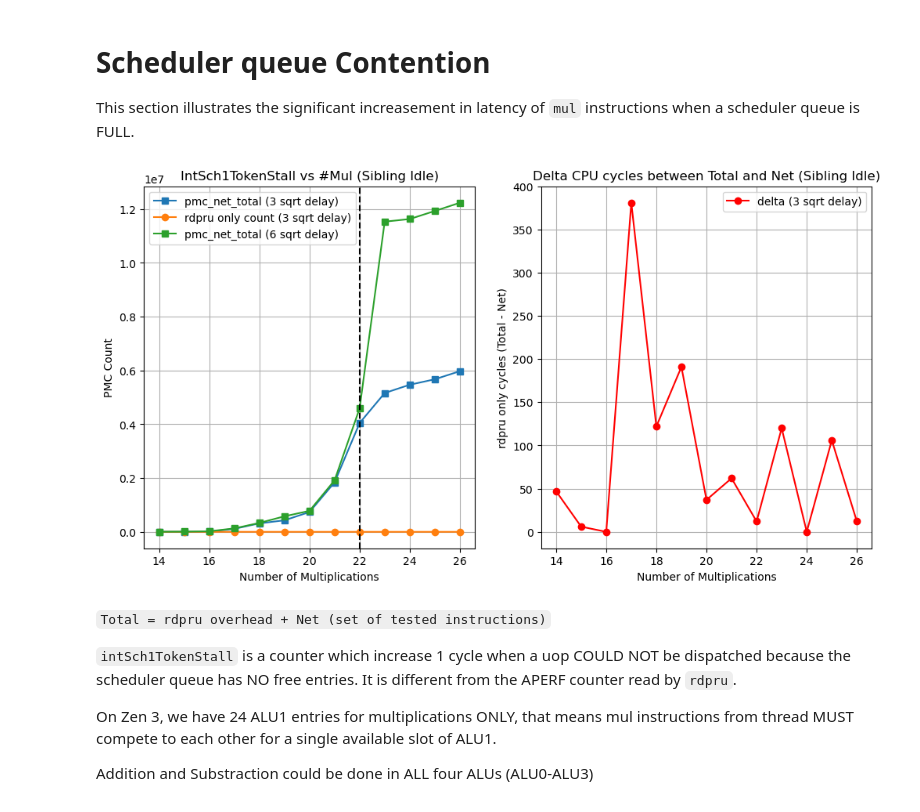
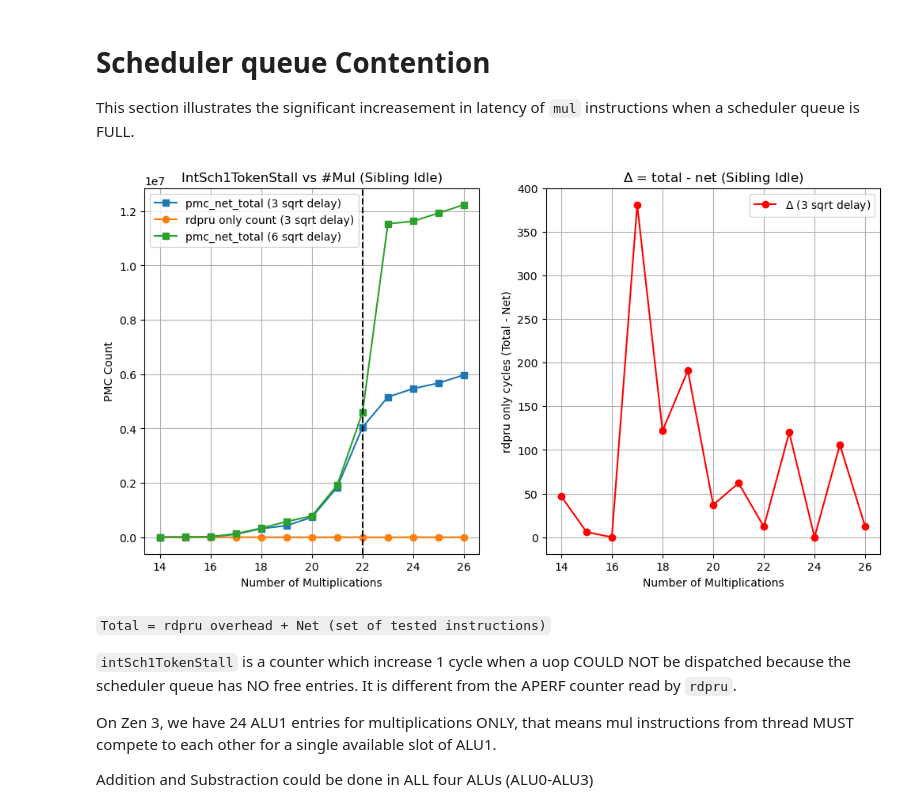
Before and after one commit to ancuongnguyen07/micro-timing, a Jupyter notebook: pysrc/analyzer.ipynb, the cells around one changed output. Cells and saved outputs as stored; diff of their text form; code cells hidden in the pictures.

```diff
--- a/pysrc/analyzer.ipynb
+++ b/pysrc/analyzer.ipynb
@@ -39,36 +39,36 @@ six_sqrt_delay_df = sibling_idle_df[sibling_idle_df['sqrt_delay'] == 6]
 
 
 NORM_FACTOR = 1e5
 x_vals = three_sqrt_delay_df[['fill_entry']].to_numpy()  # fill_entry
 three_delay_net_count = three_sqrt_delay_df[['pmc_net_total']].to_numpy()   # pmc_net
 three_delay_total_count = three_sqrt_delay_df[['pmc_body_total']].to_numpy()  # pmc_body_total
 # y2_vals = three_sqrt_delay_df[['pmc_body_total']].to_numpy()  # pmc_body_total
 three_delay_empty_count = three_sqrt_delay_df[['pmc_empty_total']].to_numpy()  # rdpru only count
 six_delay_net_count = six_sqrt_delay_df[['pmc_net_total']].to_numpy()   # pmc_net
 
 # Plotting the data
 # side-by-side subplots
 fig, (ax1, ax2) = plt.subplots(1, 2, figsize=(12, 6))
 ax1.plot(x_vals, three_delay_net_count, marker='s', label='pmc_net_total (3 sqrt delay)')
 ax1.plot(x_vals, three_delay_empty_count, marker='o', label='rdpru only count (3 sqrt delay)')
 ax1.plot(x_vals, six_delay_net_count, marker='s', label='pmc_net_total (6 sqrt delay)')
 ax1.axvline(x=22, color='black', linestyle='--')
 ax1.set_xlabel('Number of Multiplications')
 ax1.set_ylabel('PMC Count')
 ax1.set_title(f'{PMC_NAME} vs #Mul (Sibling Idle)')
 ax1.legend()
 ax1.grid(True)
 
-ax2.plot(x_vals, three_delay_total_count - three_delay_net_count, marker='o', color='red', label='delta (3 sqrt delay)')
+ax2.plot(x_vals, three_delay_total_count - three_delay_net_count, marker='o', color='red', label=r'$\Delta$ (3 sqrt delay)')
 ax2.set_xlabel('Number of Multiplications')
 ax2.set_ylabel('rdpru only cycles (Total - Net)')
-ax2.set_title('Delta CPU cycles between Total and Net (Sibling Idle)')
+ax2.set_title(r'$\Delta$ = total - net (Sibling Idle)')
 ax2.legend()
 ax2.grid(True)
 
 plt.show()
 # %% [output]
-[figure, old version]
+[figure, new version]
 # %% [markdown]
 `Total = rdpru overhead + Net (set of tested instructions)`
 
```
Also changed, not shown: parts of 2 cells of this notebook.
